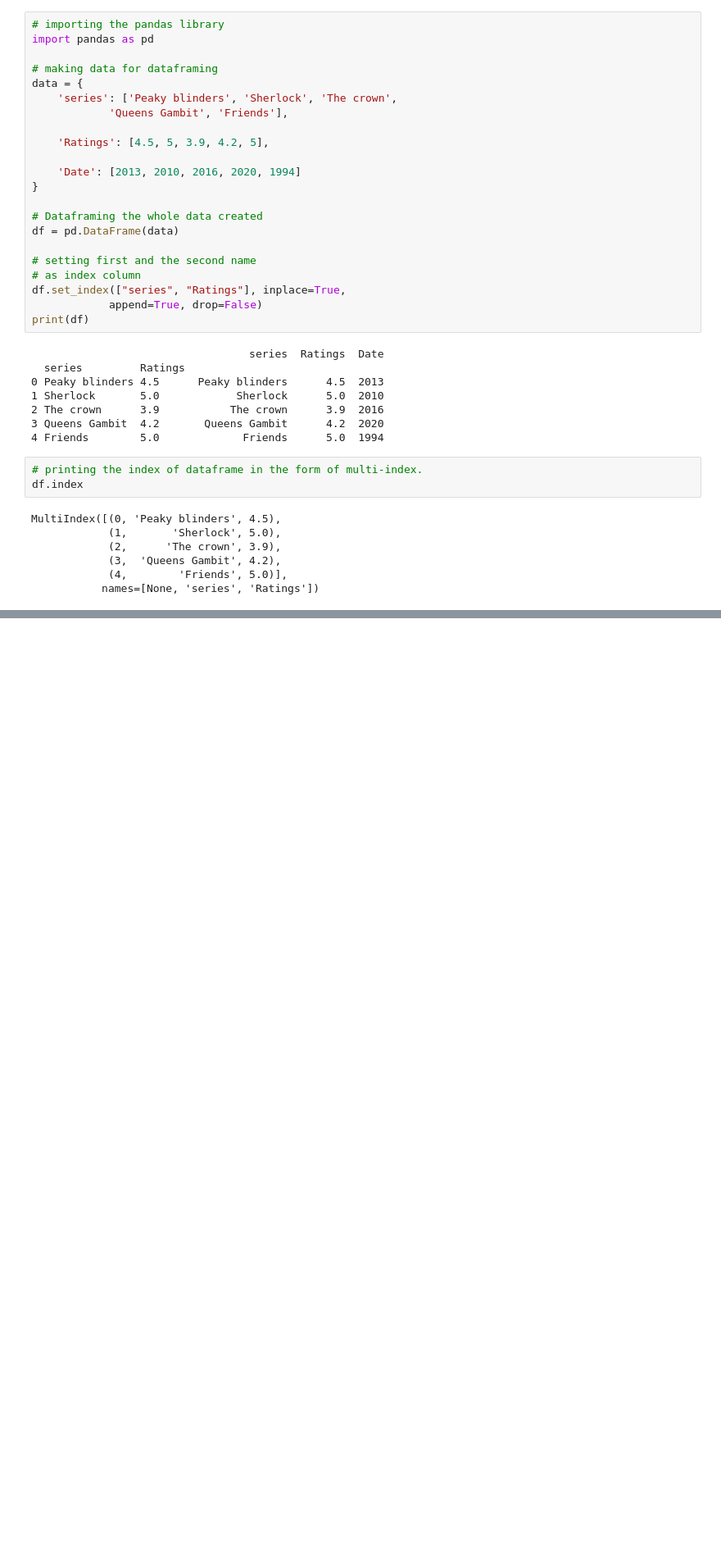
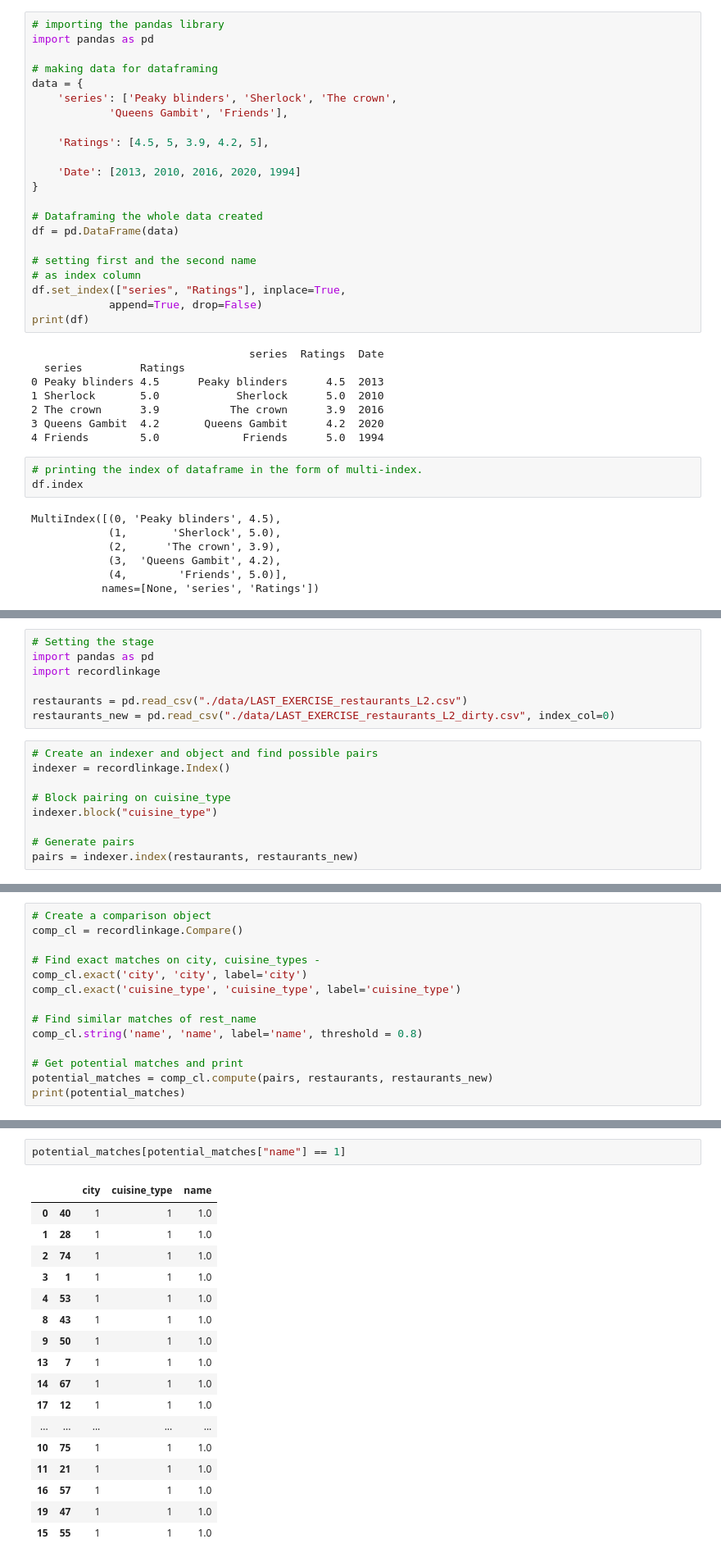
Before and after one commit to mahmoudadelaziz/data-cleaning-with-python, a Jupyter notebook: Cleaning Data in Python.ipynb, the cells around one changed output, grey strips where cells are left out. Shown at 82% size. Cells and saved outputs as stored; diff of their text form; blank space fills up the shorter version.

Commit message:
#Important: Added two CSVs to help simulate the penultimate exercise of the course consistently.

```diff
--- a/Cleaning Data in Python.ipynb
+++ b/Cleaning Data in Python.ipynb
@@ -1286,0 +1298,16 @@ All these steps can be achieved with the `recordlinkage` package.
+# %%
+# Setting the stage
+import pandas as pd
+import recordlinkage
+
+restaurants = pd.read_csv("./data/LAST_EXERCISE_restaurants_L2.csv")
+restaurants_new = pd.read_csv("./data/LAST_EXERCISE_restaurants_L2_dirty.csv", index_col=0)
+# %%
+# Create an indexer and object and find possible pairs
+indexer = recordlinkage.Index()
+
+# Block pairing on cuisine_type
+indexer.block("cuisine_type")
+
+# Generate pairs
+pairs = indexer.index(restaurants, restaurants_new)
@@ -1286,0 +1329,14 @@ All these steps can be achieved with the `recordlinkage` package.
+# %%
+# Create a comparison object
+comp_cl = recordlinkage.Compare()
+
+# Find exact matches on city, cuisine_types -
+comp_cl.exact('city', 'city', label='city')
+comp_cl.exact('cuisine_type', 'cuisine_type', label='cuisine_type')
+
+# Find similar matches of rest_name
+comp_cl.string('name', 'name', label='name', threshold = 0.8)
+
+# Get potential matches and print
+potential_matches = comp_cl.compute(pairs, restaurants, restaurants_new)
+print(potential_matches)
@@ -1286,0 +1358,20 @@ All these steps can be achieved with the `recordlinkage` package.
+# %%
+potential_matches[potential_matches["name"] == 1]
+# %% [output]
+|  |  | city | cuisine_type | name |
+| 0 | 40 | 1 | 1 | 1.0 |
+| 1 | 28 | 1 | 1 | 1.0 |
+| 2 | 74 | 1 | 1 | 1.0 |
+| 3 | 1 | 1 | 1 | 1.0 |
+| 4 | 53 | 1 | 1 | 1.0 |
+| 8 | 43 | 1 | 1 | 1.0 |
+| 9 | 50 | 1 | 1 | 1.0 |
+| 13 | 7 | 1 | 1 | 1.0 |
+| 14 | 67 | 1 | 1 | 1.0 |
+| 17 | 12 | 1 | 1 | 1.0 |
+| ... | ... | ... | ... | ... |
+| 10 | 75 | 1 | 1 | 1.0 |
+| 11 | 21 | 1 | 1 | 1.0 |
+| 16 | 57 | 1 | 1 | 1.0 |
+| 19 | 47 | 1 | 1 | 1.0 |
+| 15 | 55 | 1 | 1 | 1.0 |
```
Also changed, not shown: parts of 21 cells of this notebook.
